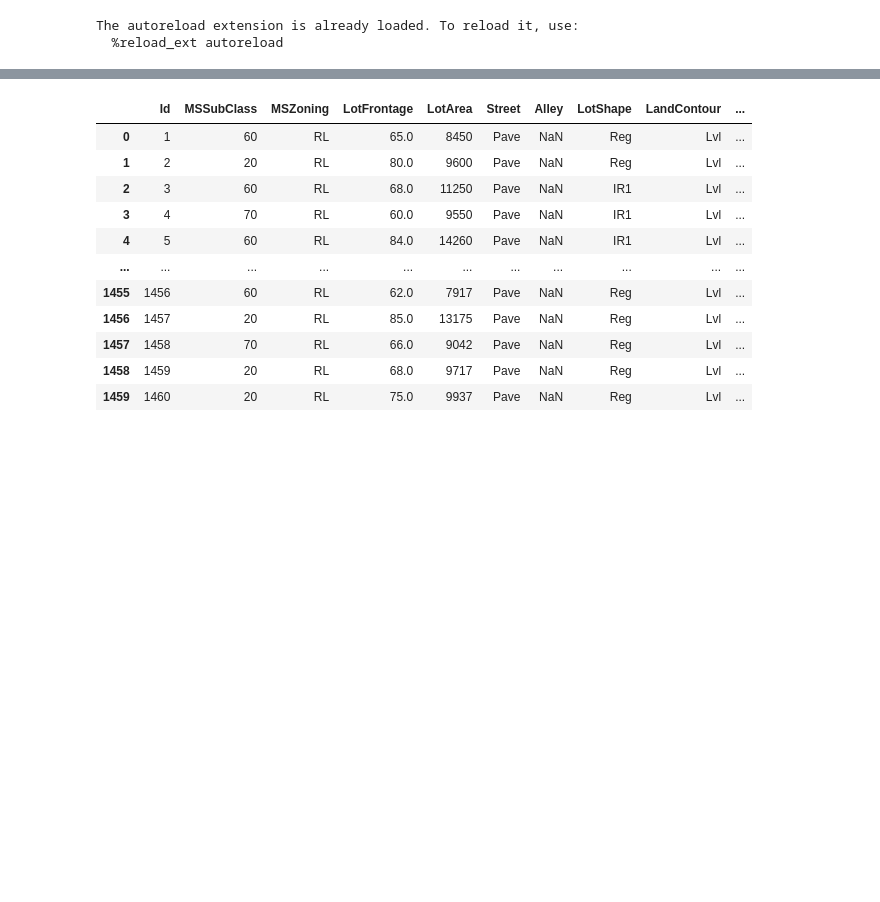
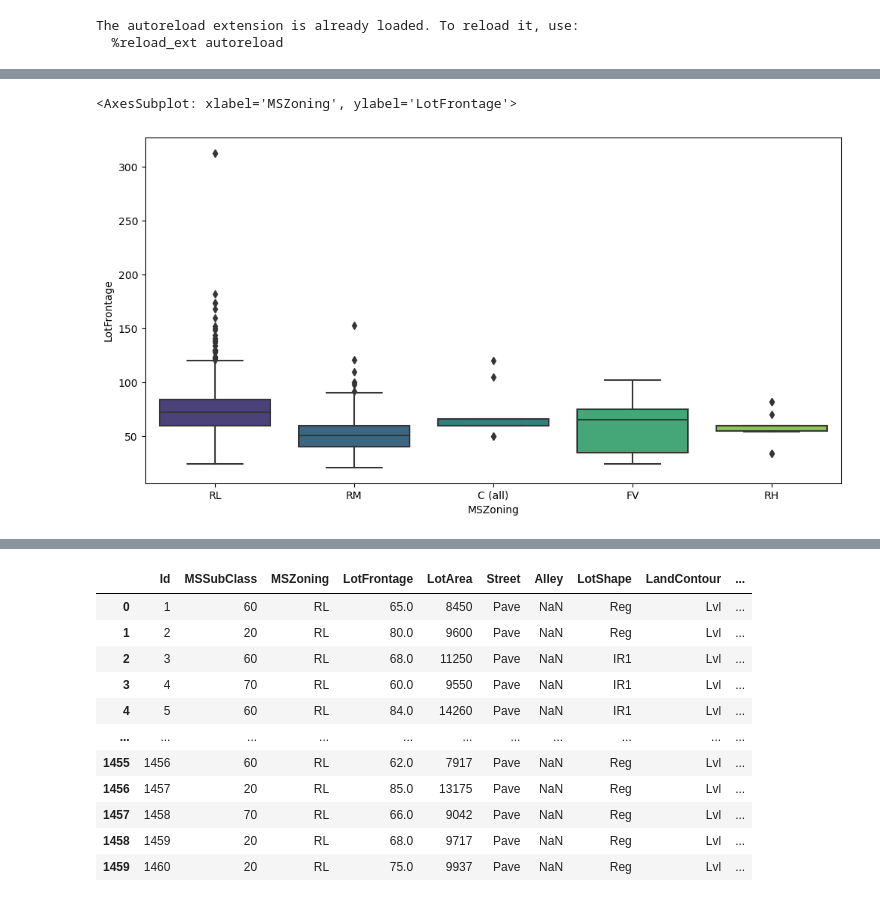
Before and after one commit to BibekRai44/Advanced-House-Price-Prediction, a Jupyter notebook: house-price-prediction.ipynb, the cells around one changed output, grey strips where cells are left out. Cells and saved outputs as stored; diff of their text form; code cells hidden in the pictures; blank space fills up the shorter version.

```diff
--- a/house-price-prediction.ipynb
+++ b/house-price-prediction.ipynb
@@ -21,0 +109,6 @@ df=pd.read_csv('train.csv')
+# %%
+plt.figure(figsize=(12,6))
+sns.boxplot(y=df['LotFrontage'],x=df['MSZoning'],palette='viridis')
+# %% [output]
+<AxesSubplot: xlabel='MSZoning', ylabel='LotFrontage'>
+[figure, added]
```
Also changed, not shown: parts of 10 cells of this notebook.
